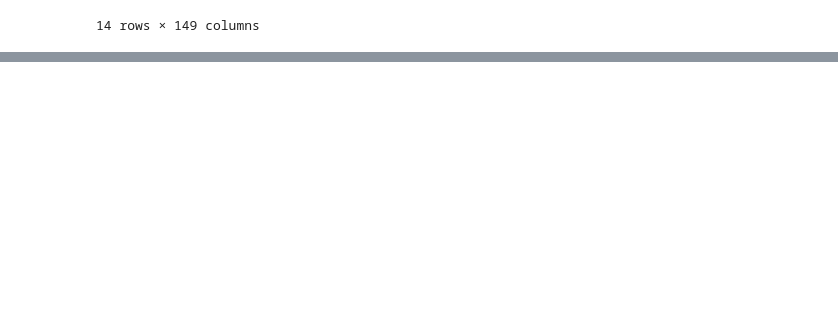
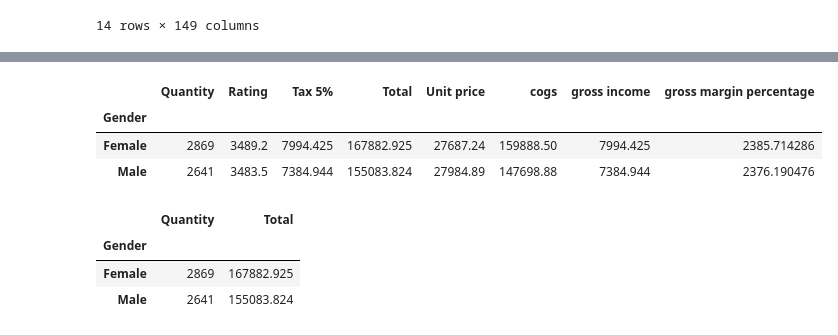
Before and after one commit to fede3mmanuel/DataAnalysis, a Jupyter notebook: Example.ipynb, the cells around one changed output, grey strips where cells are left out. Drawn from its saved outputs; the diff is of its cells as text; code cells hidden in the pictures; blank space fills up the shorter version.

Commit message:
pivot table

```diff
--- a/Example.ipynb
+++ b/Example.ipynb
@@ -43,0 +46,4 @@ df_gdp.pivot(index="year", columns="country", values="gdppc")
+# %%
+#Read and show the database
+df_sales= pd.read_excel("supermarket_sales.xlsx")
+df_sales
@@ -43,0 +64,16 @@ df_gdp.pivot(index="year", columns="country", values="gdppc")
+# %%
+# Make a pivot table and add an aggregate function
+df_sales.pivot_table(index='Gender', aggfunc='sum')
+# %% [output]
+|  | Quantity | Rating | Tax 5% | Total | Unit price | cogs | gross income | gross margin percentage |
+| Gender |  |  |  |  |  |  |  |  |
+| Female | 2869 | 3489.2 | 7994.425 | 167882.925 | 27687.24 | 159888.50 | 7994.425 | 2385.714286 |
+| Male | 2641 | 3483.5 | 7384.944 | 155083.824 | 27984.89 | 147698.88 | 7384.944 | 2376.190476 |
+# %%
+#Make a pivot table, and an aggregate function and select some columns
+df_sales.pivot_table(index='Gender', values=["Quantity", "Total"], aggfunc='sum')
+# %% [output]
+|  | Quantity | Total |
+| Gender |  |  |
+| Female | 2869 | 167882.925 |
+| Male | 2641 | 155083.824 |
```
Also changed, not shown: parts of 3 cells of this notebook, 1 other file.
